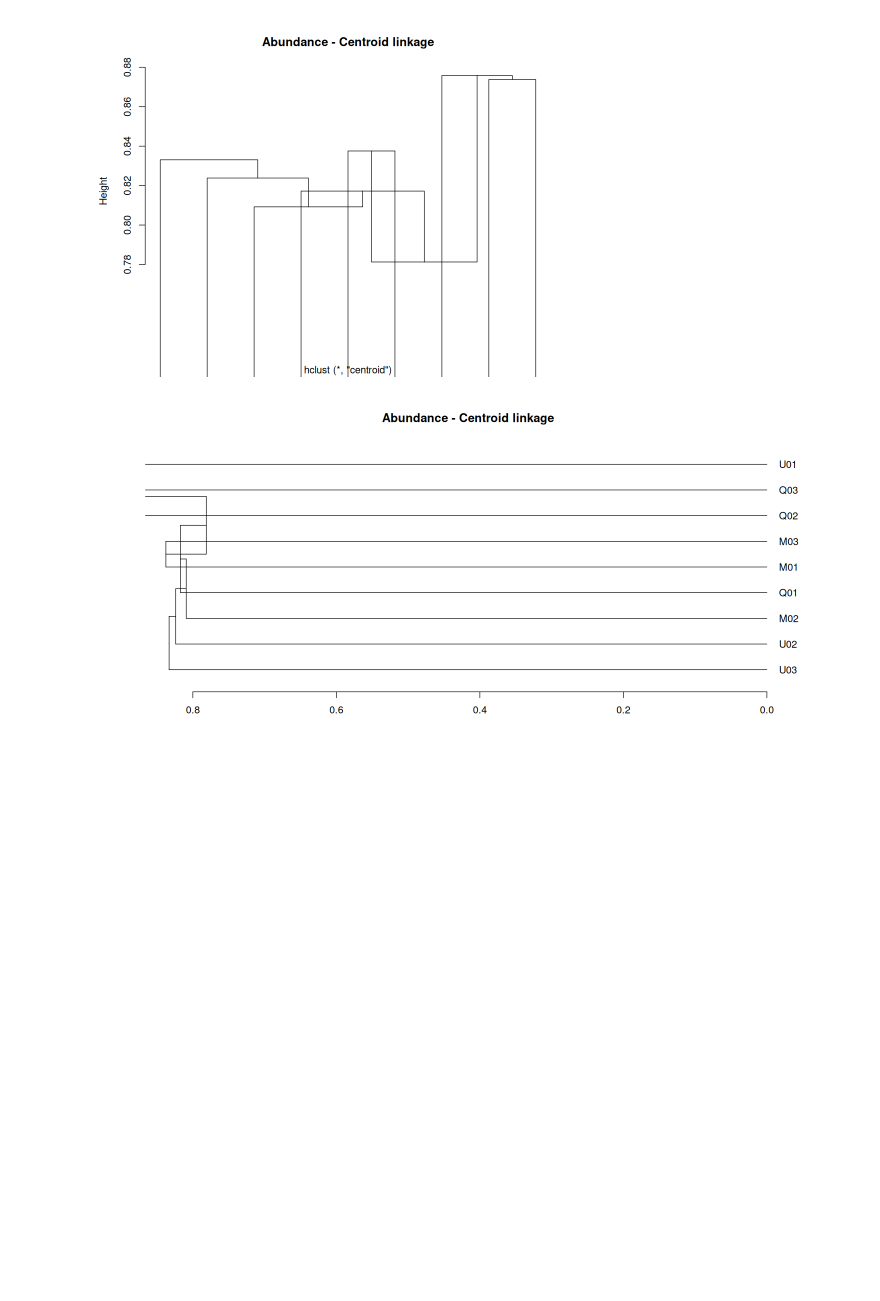
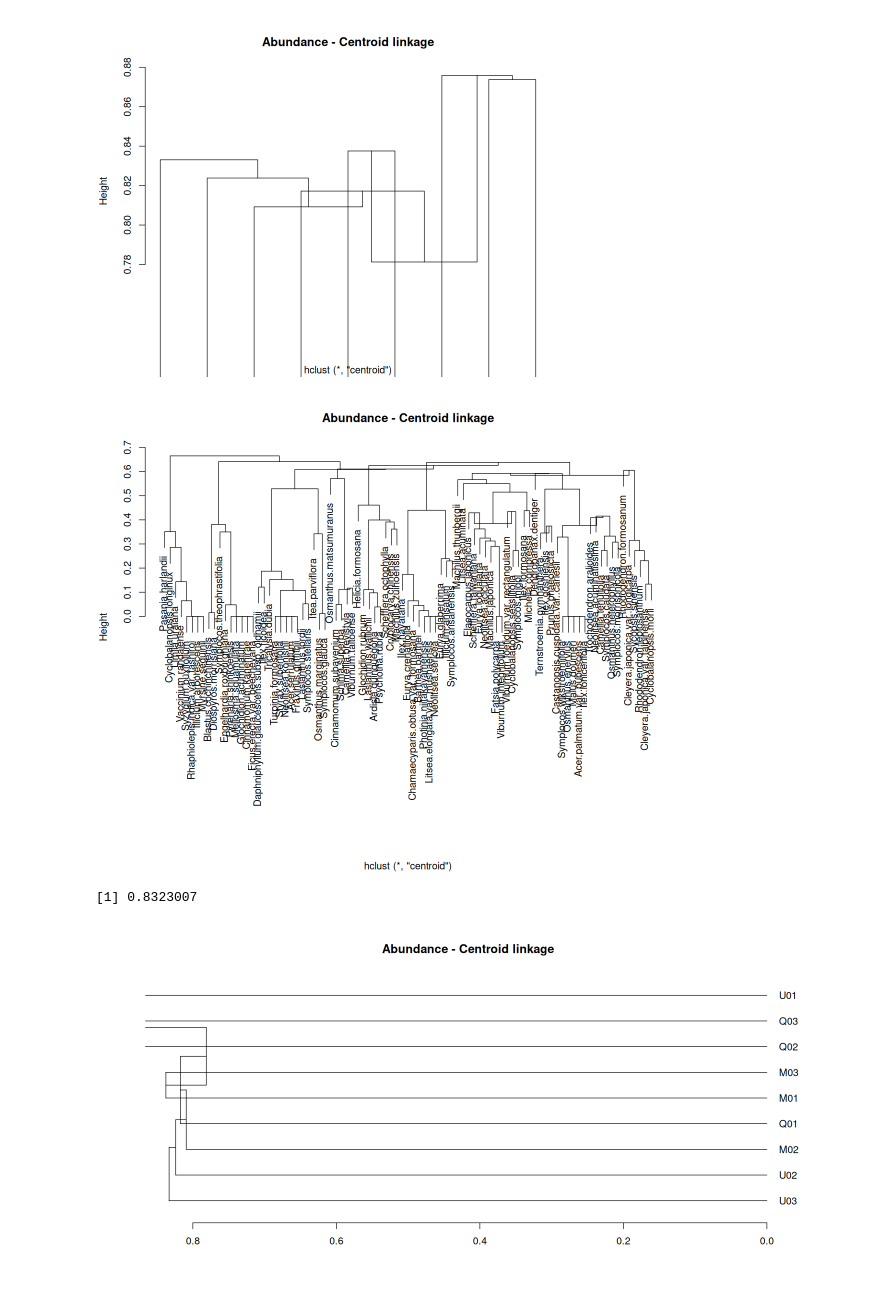
Before and after one commit to zfourati/Multivariate_statisitcs_project, a Jupyter notebook: taiwan_forest/script_emilie.ipynb, the cells around one changed output. Cells and saved outputs as stored; diff of their text form; code cells hidden in the pictures; blank space fills up the shorter version.

```diff
--- a/taiwan_forest/script_emilie.ipynb
+++ b/taiwan_forest/script_emilie.ipynb
@@ -126,3 +190,7 @@ spe.comp.coph <- cophenetic(spe.complete)
 cor(spe_dist, spe.comp.coph)
 # %% [output]
 [1] 0.8209811
+# %%
+#cophenetic distance
+spe.ch.complete.coph <- cophenetic(spe.ch.complete)
+cor(spe2.ch, spe.ch.complete.coph)
@@ -149,6 +219,24 @@ options(repr.plot.width = 8, repr.plot.height =6)
 plot(spe.centroid, main = "Abundance - Centroid linkage", xlab = "")
 # %% [output]
 [figure]
+# %%
+# Compute and plot Ward's minimum variance agglomerative clustering
+spe.ch.centroid <- hclust(spe2.ch, method = "centroid")
+
+# Set plot size in Jupyter Notebook (10 x 8 inches)
+# Set plot size in Jupyter Notebook (10 x 8 inches)
+options(repr.plot.width = 10, repr.plot.height = 8)
+
+# Plot the dendrogram using default options
+plot(spe.ch.centroid,  main = "Abundance - Centroid linkage", xlab="")
+# %% [output]
+[figure, added]
+# %%
+#cophenetic distance
+spe.ch.centroid.coph <- cophenetic(spe.ch.centroid)
+cor(spe2.ch, spe.ch.centroid.coph)
+# %% [output]
+[1] 0.8323007
 # %%
 plot(as.dendrogram(spe.centroid), main = "Abundance - Centroid linkage", horiz = TRUE)
 # %% [output]
```
Also changed, not shown: parts of 9 cells of this notebook.
